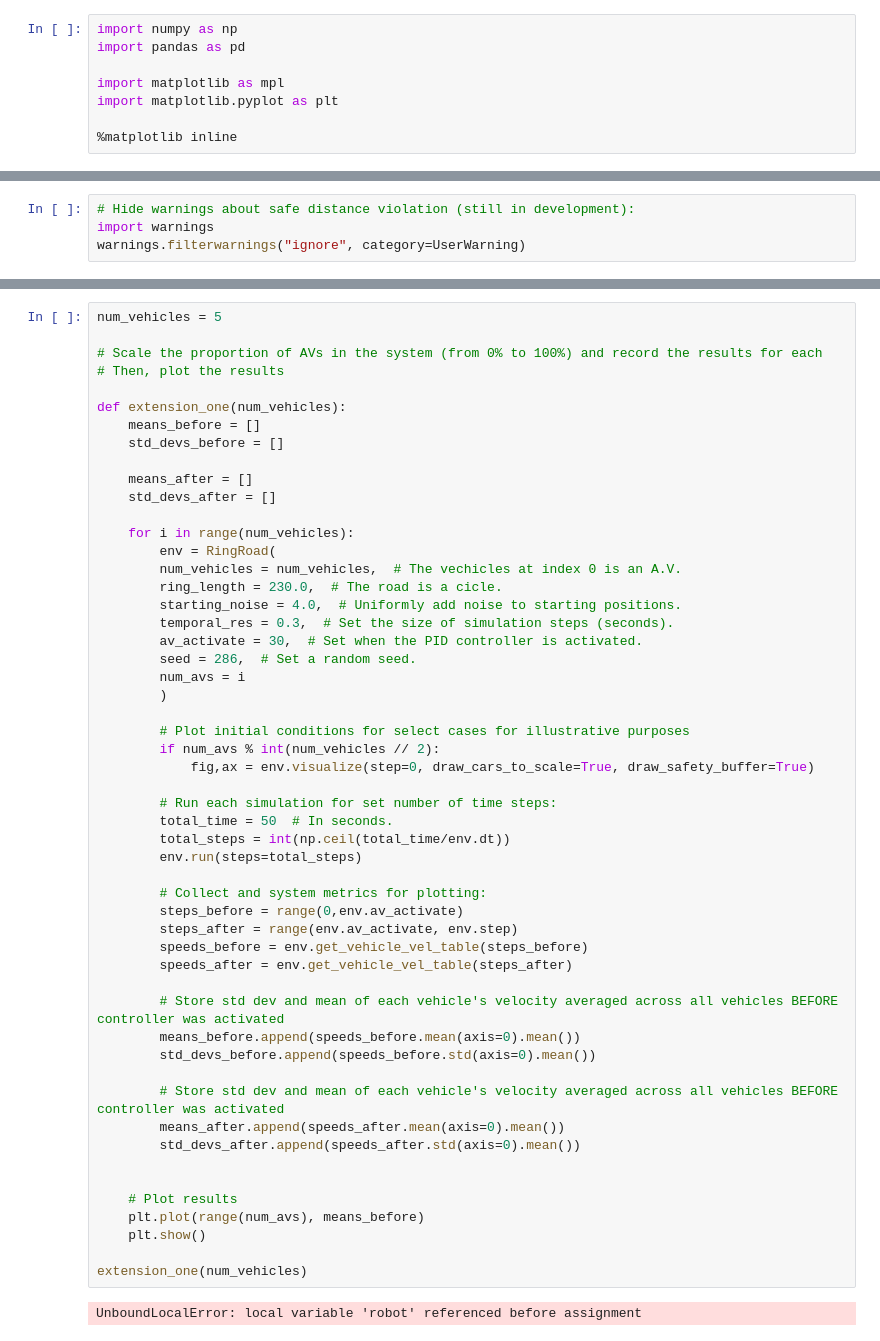
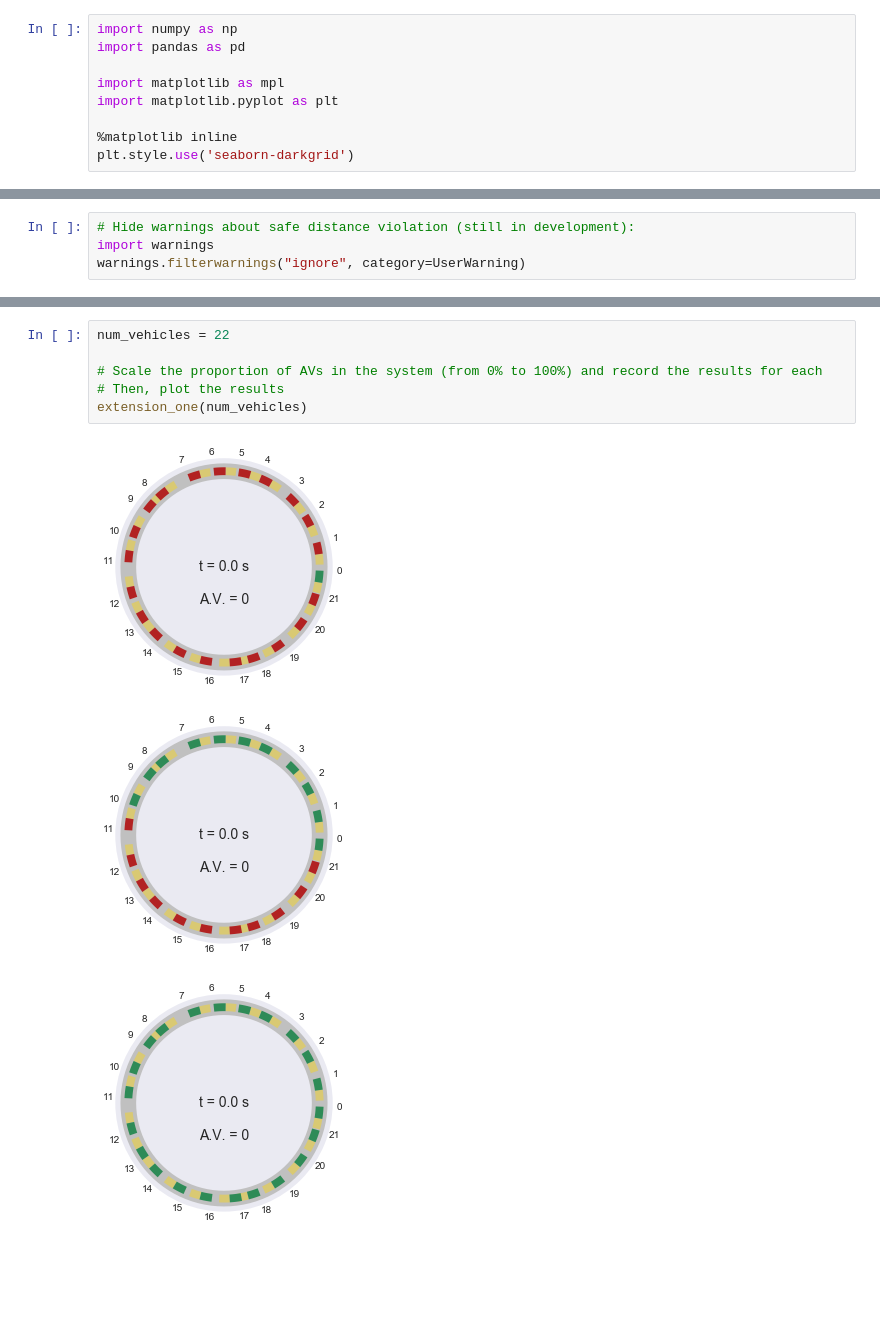
Before and after one commit to chickert/autonomous_vehicles, a Jupyter notebook: Extension-One.ipynb, the cells around one changed output, grey strips where cells are left out. Drawn from its saved outputs; the diff is of its cells as text; blank space fills up the shorter version.

Commit message:
added next plot to Ext#1 and cleaned controller comments

```diff
--- a/Extension-One.ipynb
+++ b/Extension-One.ipynb
@@ -17,6 +14,7 @@ import matplotlib as mpl
 import matplotlib.pyplot as plt
 
 %matplotlib inline
+plt.style.use('seaborn-darkgrid')
 # %%
 # Import code modules:
 from structures import *
@@ -38,55 +26,10 @@ env = RingRoad(
-# %%
-num_vehicles = 5
-
-# Scale the proportion of AVs in the system (from 0% to 100%) and record the results for each
-# Then, plot the results
-
-def extension_one(num_vehicles):
-    means_before = []
-    std_devs_before = []
-
-    means_after = []
-    std_devs_after = []
-
-    for i in range(num_vehicles):
-        env = RingRoad(
-        num_vehicles = num_vehicles,  # The vechicles at index 0 is an A.V.
-        ring_length = 230.0,  # The road is a cicle.
-        starting_noise = 4.0,  # Uniformly add noise to starting positions.
-        temporal_res = 0.3,  # Set the size of simulation steps (seconds).
-        av_activate = 30,  # Set when the PID controller is activated.
-        seed = 286,  # Set a random seed.
-        num_avs = i
-        )
-
-        # Plot initial conditions for select cases for illustrative purposes
-        if num_avs % int(num_vehicles // 2):
-            fig,ax = env.visualize(step=0, draw_cars_to_scale=True, draw_safety_buffer=True)
-
-        # Run each simulation for set number of time steps:
-        total_time = 50  # In seconds.
-        total_steps = int(np.ceil(total_time/env.dt))
-        env.run(steps=total_steps)
-
-        # Collect and system metrics for plotting:
-        steps_before = range(0,env.av_activate)
-        steps_after = range(env.av_activate, env.step)
-        speeds_before = env.get_vehicle_vel_table(steps_before)
-        speeds_after = env.get_vehicle_vel_table(steps_after)
-
-        # Store std dev and mean of each vehicle's velocity averaged across all vehicles BEFORE controller was activated
-        means_before.append(speeds_before.mean(axis=0).mean())
-        std_devs_before.append(speeds_before.std(axis=0).mean())
-
-        # Store std dev and mean of each vehicle's velocity averaged across all vehicles BEFORE controller was activated
-        means_after.append(speeds_after.mean(axis=0).mean())
-        std_devs_after.append(speeds_after.std(axis=0).mean())
-
-
-    # Plot results
-    plt.plot(range(num_avs), means_before)
-    plt.show()
-
-extension_one(num_vehicles)
-# %% [output]
-UnboundLocalError: local variable 'robot' referenced before assignment
+# %%
+num_vehicles = 22
+
+# Scale the proportion of AVs in the system (from 0% to 100%) and record the results for each
+# Then, plot the results
+extension_one(num_vehicles)
+# %% [output]
+[figure, added]
+[figure, added]
+[figure, added]
```
Also changed, not shown: parts of 4 cells of this notebook, 2 other files.
